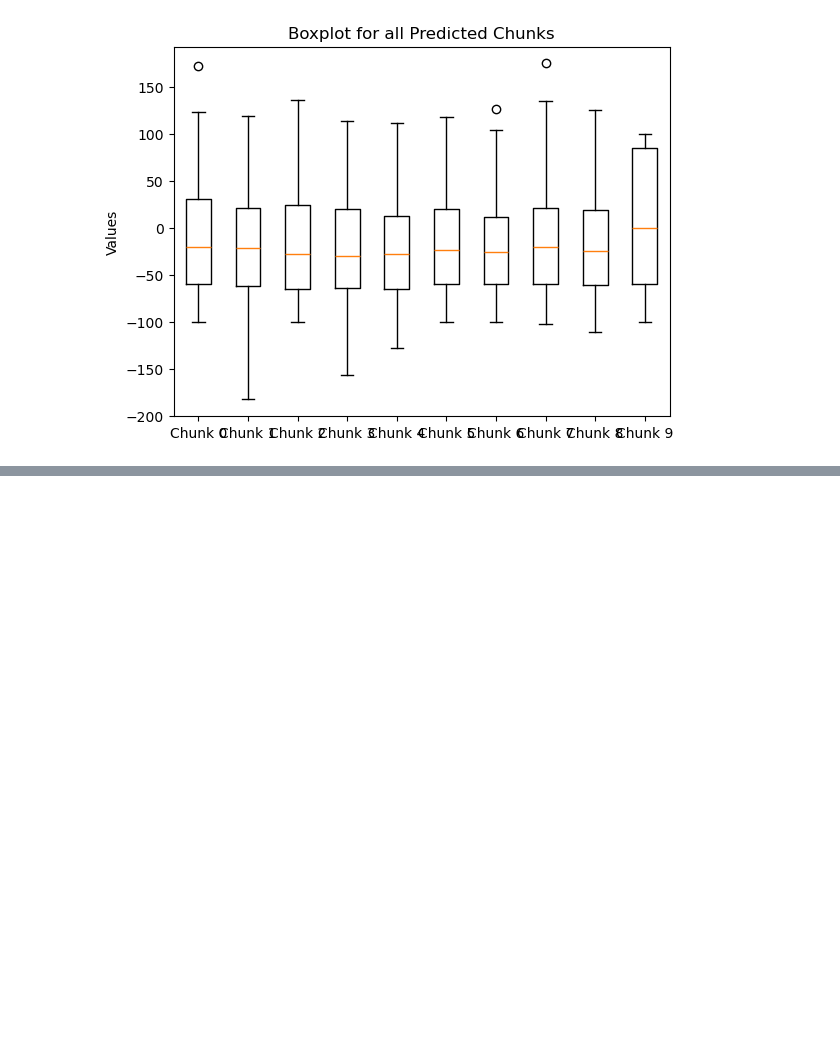
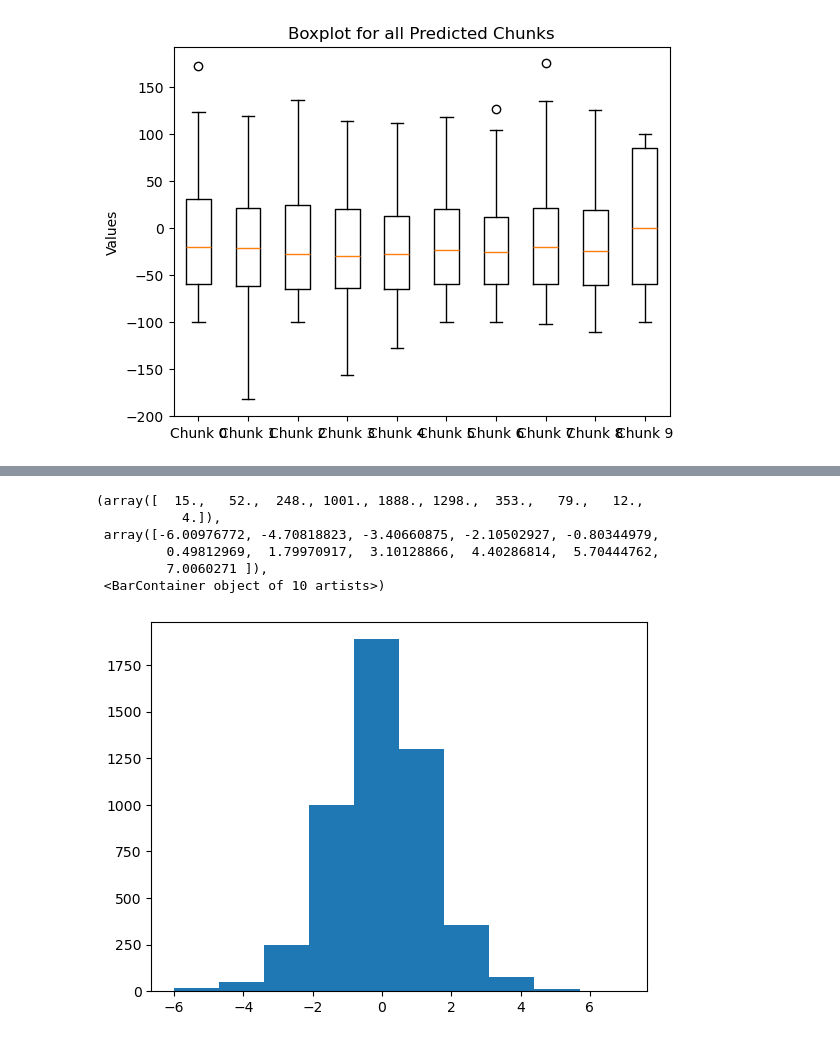
Before and after one commit to vickyli1015/Public-DSC180B-Functional-Connectivity-Project, a Jupyter notebook: regressor.ipynb, the cells around one changed output, grey strips where cells are left out. Saved outputs shown, nothing was run; the diff lists cells and outputs as text; code cells hidden in the pictures; blank space fills up the shorter version.

```diff
--- a/regressor.ipynb
+++ b/regressor.ipynb
@@ -225,0 +293,10 @@ for i in range(len(allX)):
+# %%
+plt.hist(model.coef_)
+# %% [output]
+(array([  15.,   52.,  248., 1001., 1888., 1298.,  353.,   79.,   12.,
+           4.]),
+ array([-6.00976772, -4.70818823, -3.40660875, -2.10502927, -0.80344979,
+         0.49812969,  1.79970917,  3.10128866,  4.40286814,  5.70444762,
+         7.0060271 ]),
+ <BarContainer object of 10 artists>)
+[figure, added]
```
Also changed, not shown: parts of 14 cells of this notebook.
